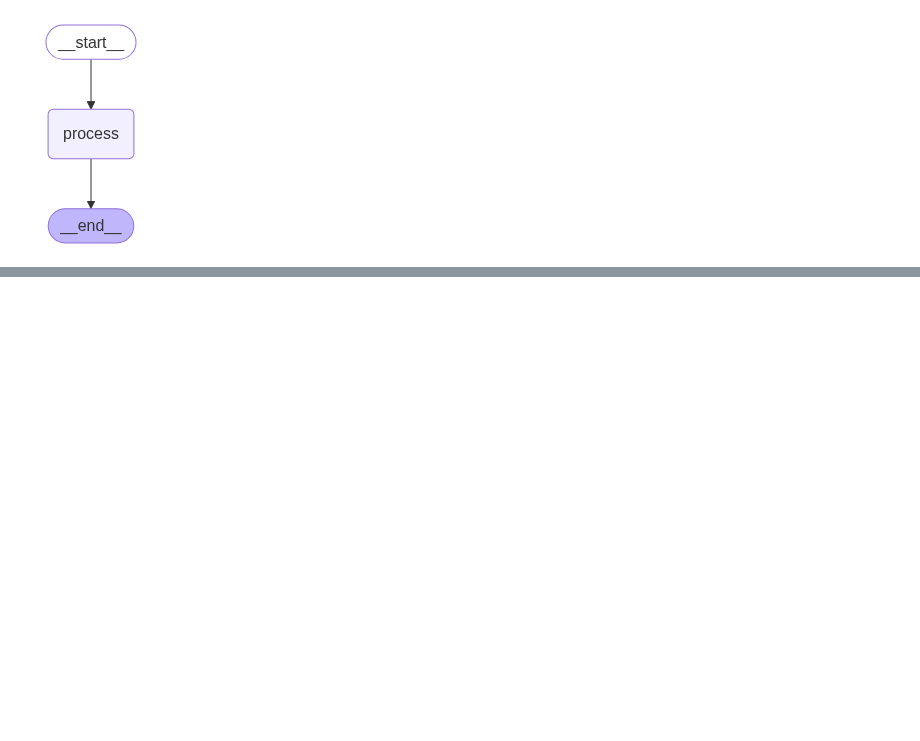
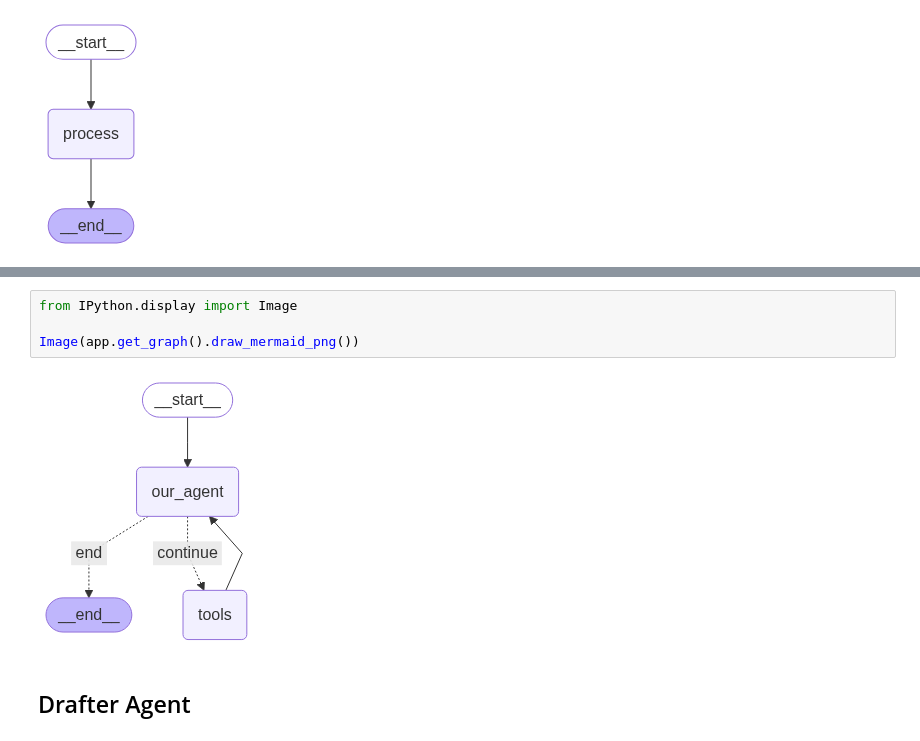
Before and after one commit to ionutms/LangGraph_Learning, a Jupyter notebook: Notes.ipynb, the cells around one changed output, grey strips where cells are left out. Cells and saved outputs as stored; diff of their text form; blank space fills up the shorter version.

```diff
--- a/Notes.ipynb
+++ b/Notes.ipynb
@@ -448,0 +571,8 @@ Image(agent.get_graph().draw_mermaid_png())
+# %%
+from IPython.display import Image
+
+Image(app.get_graph().draw_mermaid_png())
+# %% [output]
+[figure, added]
+# %% [markdown]
+## Drafter Agent
```
Also changed, not shown: parts of 7 cells of this notebook, 2 other files.
